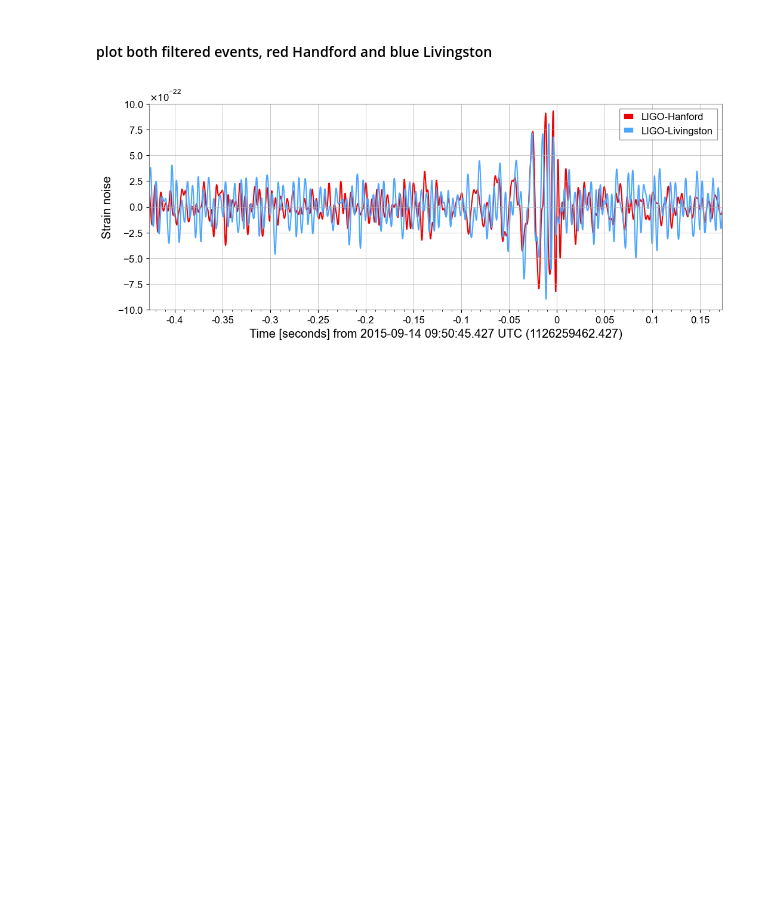
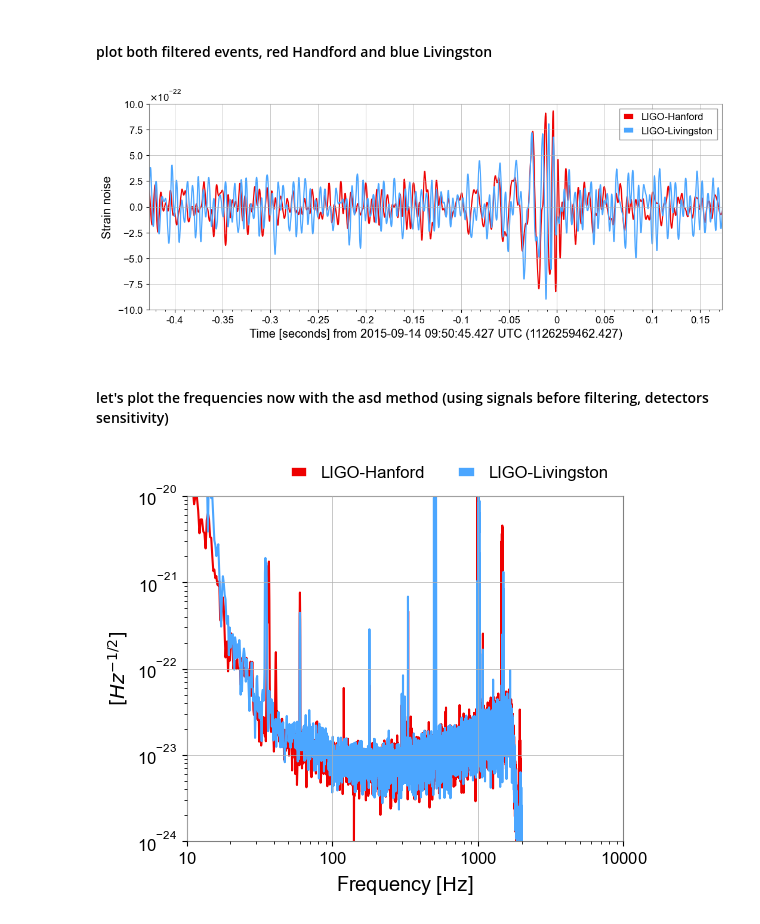
Before and after one commit to gilmerino/gwaves, a Jupyter notebook: content/gwaves.ipynb, the cells around one changed output. Saved outputs shown, nothing was run; the diff lists cells and outputs as text; code cells hidden in the pictures; blank space fills up the shorter version.

```diff
--- a/content/gwaves.ipynb
+++ b/content/gwaves.ipynb
@@ -59,3 +59,19 @@ ax.legend()
 plot.show()
 # %% [output]
 [figure]
+# %% [markdown]
+#### let's plot the frequencies now with the asd method (using signals before filtering, detectors sensitivity)
+# %%
+h1asd = h1.asd(4,2)
+l1asd = l1.asd(4,2)
+# %%
+plot = h1asd.plot(label='LIGO-Hanford', color='gwpy:ligo-hanford')
+ax = plot.gca()
+ax.plot(l1asd, label='LIGO-Livingston', color='gwpy:ligo-livingston')
+ax.set_xlim(10, 10000)
+ax.set_ylim(1e-24, 1e-20)
+ax.set_ylabel('$[Hz^{-1/2}]$')
+ax.legend(frameon=False, bbox_to_anchor=(1., 1.), loc='lower right', ncol=2)
+plot.show()
+# %% [output]
+[figure, added]
```
Also changed, not shown: parts of 14 cells of this notebook.
